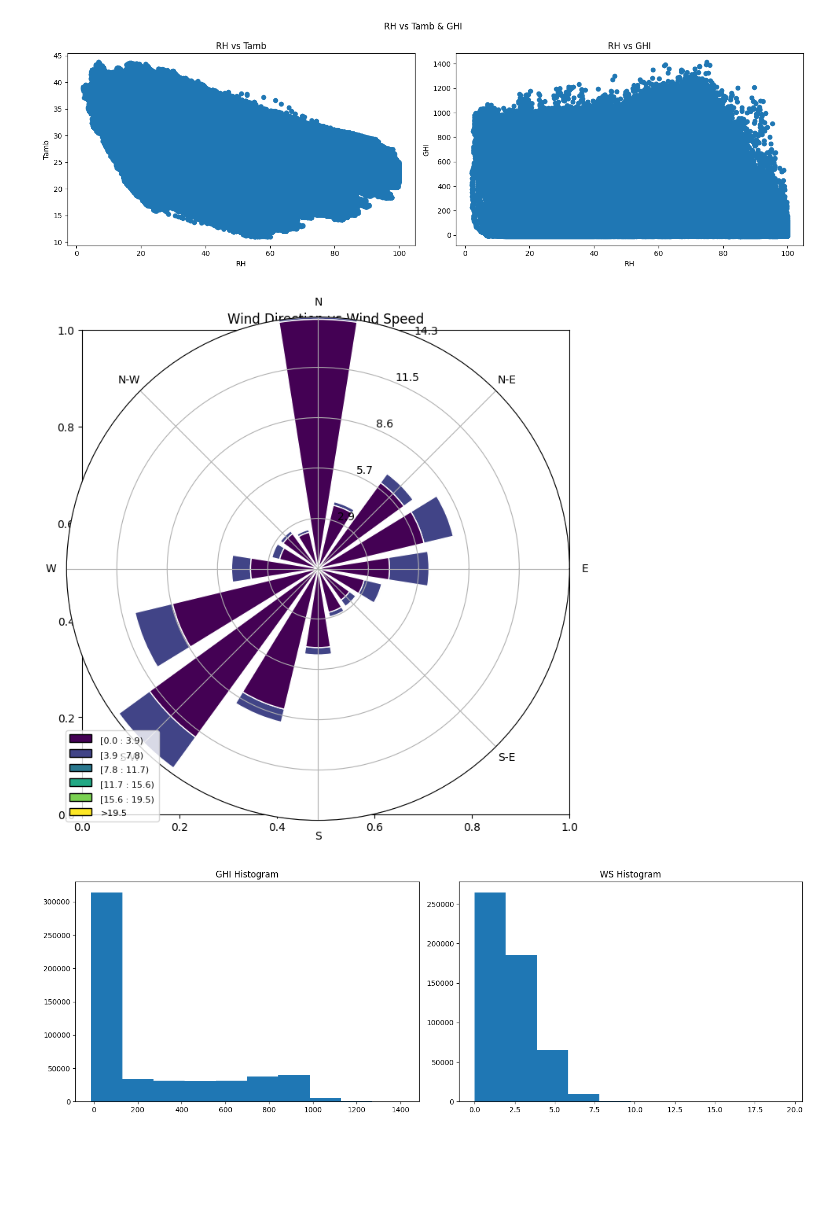
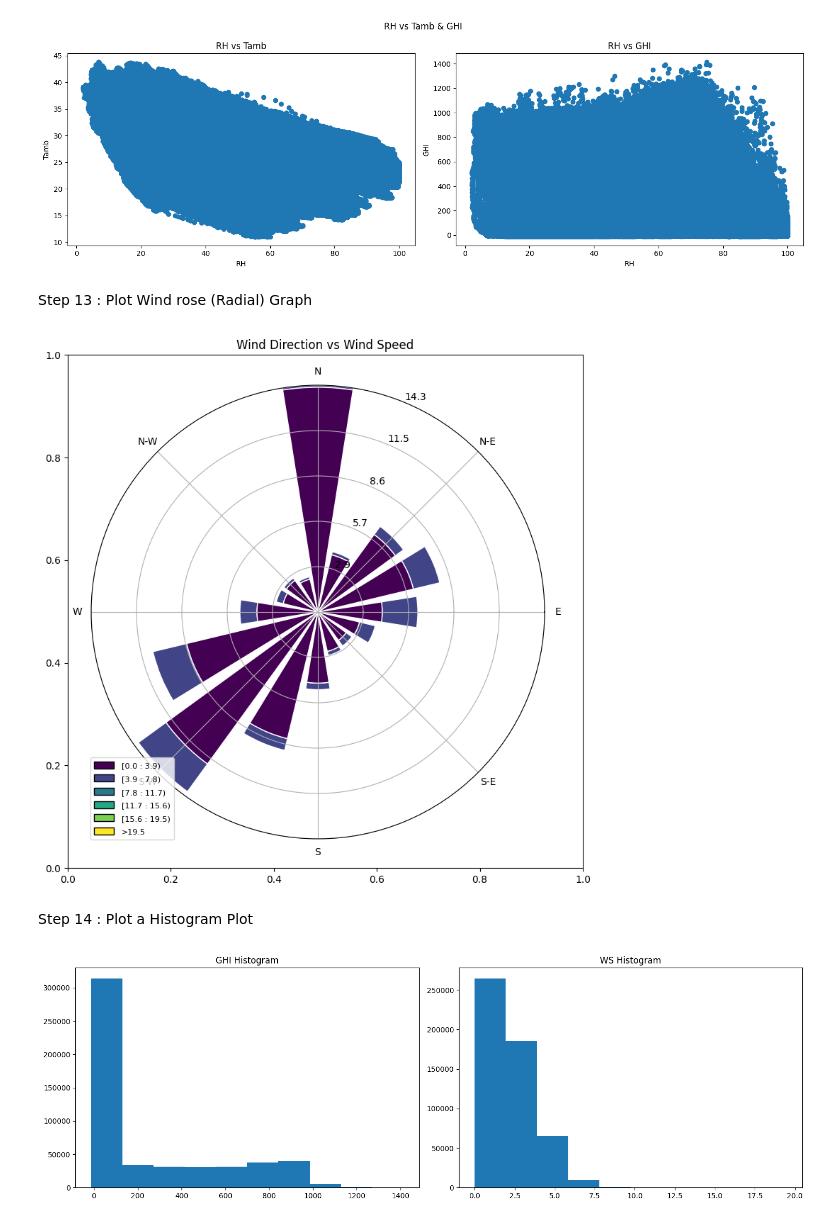
Before and after one commit to GrimVad3r/solar-challenge-week1, a Jupyter notebook: notebooks/benin_eda.ipynb, the cells around one changed output. Drawn from its saved outputs; the diff is of its cells as text; code cells hidden in the pictures; blank space fills up the shorter version.

```diff
--- a/notebooks/benin_eda.ipynb
+++ b/notebooks/benin_eda.ipynb
@@ -208,25 +227,25 @@ df_clean.to_csv('../data/clean/benin_clean.csv',index=False)
 # %%
 # Change over Time
-df_clean_clean['Timestamp'] = pd.to_datetime(df_clean_clean['Timestamp'], errors='coerce')
+df_clean['Timestamp'] = pd.to_datetime(df_clean['Timestamp'], errors='coerce')
 
 fig,axes = plt.subplots(nrows=2,ncols=2,figsize=(20,20))
 
-axes[0,0].plot(df_clean_clean['Timestamp'], df_clean_clean['GHI'])
+axes[0,0].plot(df_clean['Timestamp'], df_clean['GHI'])
 axes[0,0].set_xlabel('Time Stamp')
 axes[0,0].set_ylabel('GHI')
 axes[0,0].set_title('GHI vs TimeStamp')
 
-axes[0,1].plot(df_clean_clean['Timestamp'], df_clean_clean['DNI'])
+axes[0,1].plot(df_clean['Timestamp'], df_clean['DNI'])
 axes[0,1].set_xlabel('Time Stamp')
 axes[0,1].set_ylabel('DNI')
 axes[0,1].set_title('DNI vs TimeStamp')
 
-axes[1,0].plot(df_clean_clean['Timestamp'], df_clean_clean['DHI'])
+axes[1,0].plot(df_clean['Timestamp'], df_clean['DHI'])
 axes[1,0].set_xlabel('Time Stamp')
 axes[1,0].set_ylabel('DHI')
 axes[1,0].set_title('DHI vs TimeStamp')
 
-axes[1,1].plot(df_clean_clean['Timestamp'], df_clean_clean['Tamb'])
+axes[1,1].plot(df_clean['Timestamp'], df_clean['Tamb'])
 axes[1,1].set_xlabel('Time Stamp')
 axes[1,1].set_ylabel('Tamb')
 axes[1,1].set_title('Tamb vs TimeStamp')
@@ -295,18 +320,23 @@ plt.tight_layout()
 plt.show()
 # %% [output]
 [figure]
+# %% [markdown]
+Step 13 : Plot Wind rose (Radial) Graph
 # %%
 #Widnd Direction vs Wind Speed
 from windrose import WindroseAxes
 
 fig = plt.figure(figsize=(8, 8))
 plt.title('Wind Direction vs Wind Speed')
 ax = WindroseAxes.from_ax(fig=fig)
 ax.bar(df_clean['WD'],df_clean['WS'], normed=True, opening=0.8, edgecolor='white')
 ax.set_legend()
+plt.tight_layout()
 plt.show()
 # %% [output]
-[figure, old version]
+[figure, new version]
+# %% [markdown]
+Step 14 : Plot a Histogram Plot
 # %%
 #Histogram plot
 fig,axes = plt.subplots(nrows=1,ncols=2,figsize=(15,5))
```
Also changed, not shown: parts of 19 cells of this notebook.
